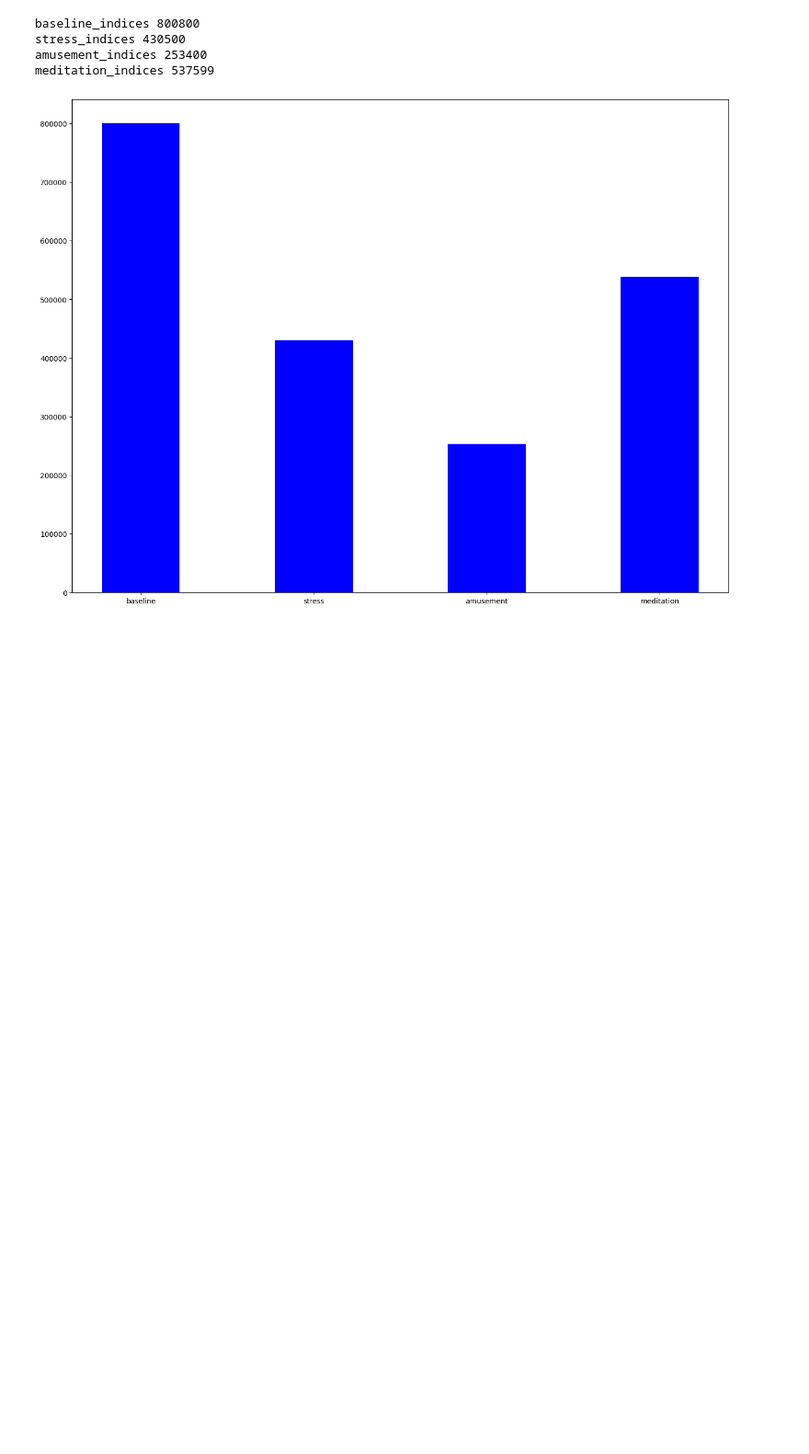
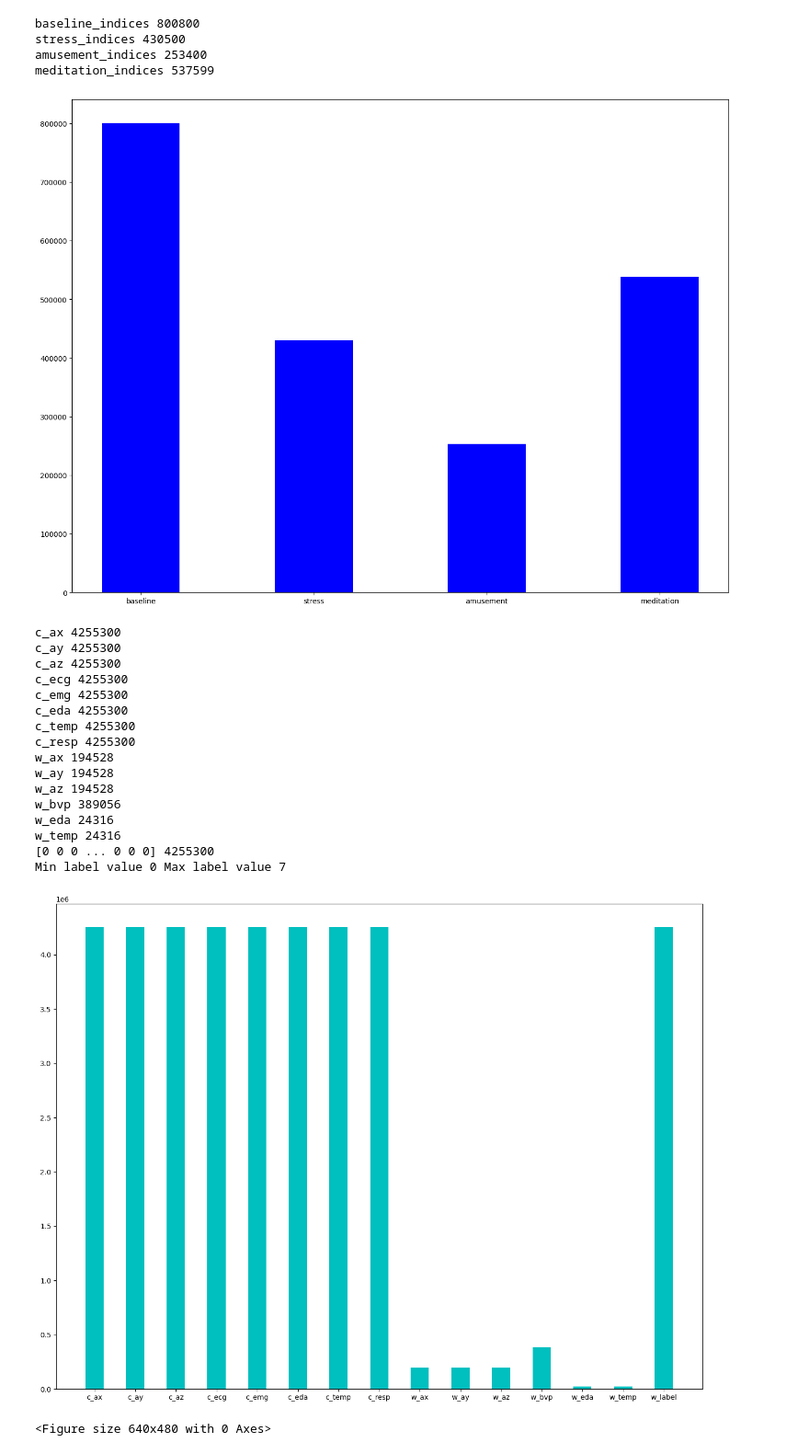
Before and after one commit to hamid42643/amazon_sales, a Jupyter notebook: Stress_Detection/stress_detection.ipynb, the cells around one changed output. Shown: that part at 92% size. Saved outputs shown, nothing was run; the diff lists cells and outputs as text; code cells hidden in the pictures; blank space fills up the shorter version.

```diff
--- a/Stress_Detection/stress_detection.ipynb
+++ b/Stress_Detection/stress_detection.ipynb
@@ -13,6 +13,14 @@ with open(s2_path, 'rb') as file:
     s2_data = pickle.load(file, encoding='latin1')
 
 
+c_ax=s2_data['signal']['chest']['ACC'][0:,0]#[baseline_to_plot]
+c_ay=s2_data['signal']['chest']['ACC'][0:,1]#[baseline_to_plot]#[0:100] # hundred values
+c_az=s2_data['signal']['chest']['ACC'][0:,2]#[baseline_to_plot]
+c_ecg=s2_data['signal']['chest']['ECG'][:,0]#[baseline_to_plot]
+c_emg=s2_data['signal']['chest']['EMG'][:,0]#[baseline_to_plot]
+c_eda=s2_data['signal']['chest']['EDA'][:,0]#[baseline_to_plot]
+c_temp=s2_data['signal']['chest']['Temp'][:,0]#[baseline_to_plot]
+c_resp=s2_data['signal']['chest']['Resp'][:,0]#[baseline_to_plot]
 w_ax=s2_data['signal']['wrist']['ACC'][0:,0]#[stress_to_plot]
 w_ay=s2_data['signal']['wrist']['ACC'][0:,1]#[stress_to_plot]
 w_az=s2_data['signal']['wrist']['ACC'][0:,2]#[stress_to_plot]
@@ -20,6 +28,7 @@ w_bvp=s2_data['signal']['wrist']['BVP'][:,0]#[stress_to_plot]
 w_eda=s2_data['signal']['wrist']['EDA'][:,0]#[stress_to_plot]
 w_temp=s2_data['signal']['wrist']['TEMP'][:,0]#[stress_to_plot]
 w_label=s2_data['label']
+
 
 baseline_indices = np.nonzero(s2_data['label']==1)[0]
 stress_indices = np.nonzero(s2_data['label']==2)[0]
@@ -44,3 +53,51 @@ stress_indices 430500
 amusement_indices 253400
 meditation_indices 537599
 [figure]
+# %%
+%matplotlib inline
+print("c_ax",len(c_ax))
+print("c_ay",len(c_ay))
+print("c_az",len(c_az))
+print("c_ecg",len(c_ecg))
+print("c_emg",len(c_emg))
+print("c_eda",len(c_eda))
+print("c_temp",len(c_temp))
+print("c_resp",len(c_resp))
+print("w_ax",len(w_ax))
+print("w_ay",len(w_ay))
+print("w_az",len(w_az))
+print("w_bvp",len(w_bvp))
+print("w_eda",len(w_eda))
+print("w_temp",len(w_temp))
+print(w_label, len(w_label))
+print("Min label value", min(w_label), "Max label value",max(w_label))
+
+fig = plt.figure()
+ax = fig.add_axes([1,1,2,2])
+langs = ["c_ax", "c_ay", "c_az","c_ecg","c_emg","c_eda","c_temp","c_resp","w_ax","w_ay","w_az","w_bvp","w_eda","w_temp","w_label"]
+y_ax = [len(c_ax),len(c_ay),len(c_az),len(c_ecg),len(c_emg),len(c_eda),len(c_temp),len(c_resp),len(w_ax),len(w_ay),len(w_az),len(w_bvp),len(w_eda),len(w_temp),len(w_label)]
+ax.bar(langs,y_ax,color = 'c', width = 0.45)
+
+plt.show()
+plt.savefig('f2.png',dpi=100)
+#Since data samples from chest device are 21 times more than data samples of wrist device, thus data set is unbalanced,
+#and data from wrsit sensor should be excluded. Chest device gives 4255300 samples per sensor, whereas wrist device gives only 194528 samples.
+# %% [output]
+c_ax 4255300
+c_ay 4255300
+c_az 4255300
+c_ecg 4255300
+c_emg 4255300
+c_eda 4255300
+c_temp 4255300
+c_resp 4255300
+w_ax 194528
+w_ay 194528
+w_az 194528
+w_bvp 389056
+w_eda 24316
+w_temp 24316
+[0 0 0 ... 0 0 0] 4255300
+Min label value 0 Max label value 7
+[figure, added]
+<Figure size 640x480 with 0 Axes>
```
Also changed, not shown: parts of 1 cell of this notebook, 3 other files.
